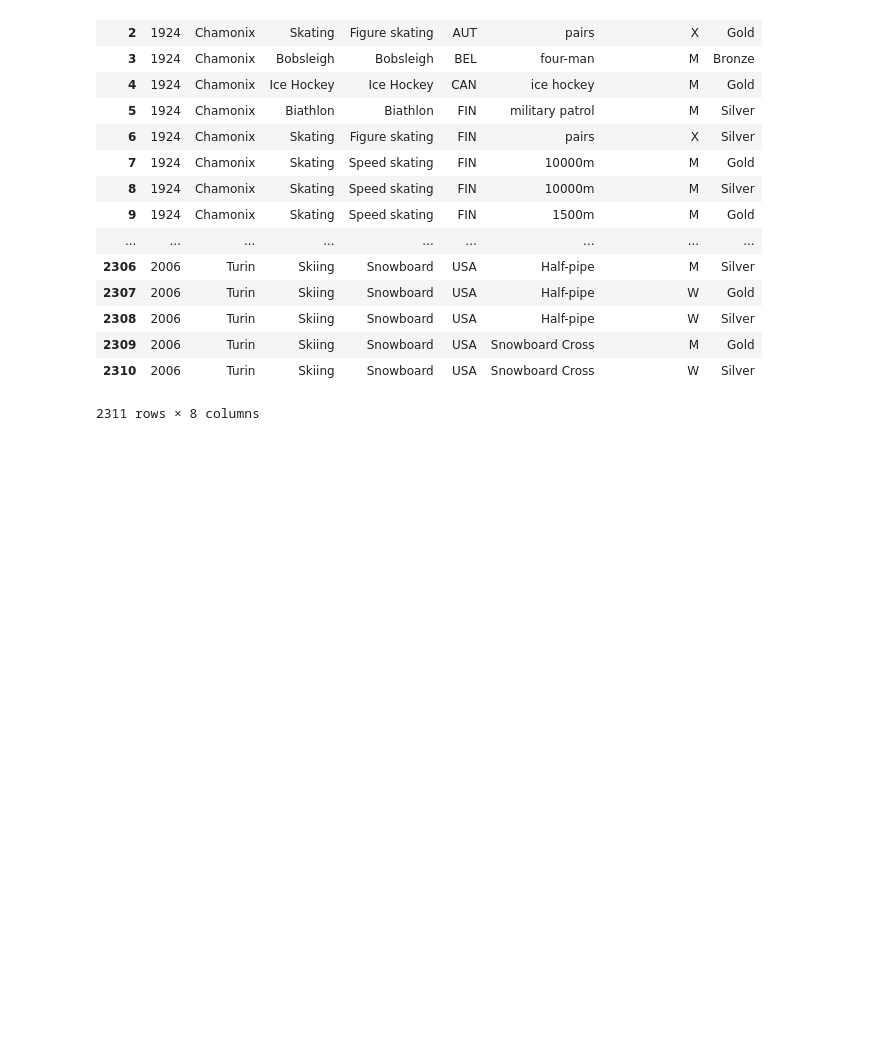
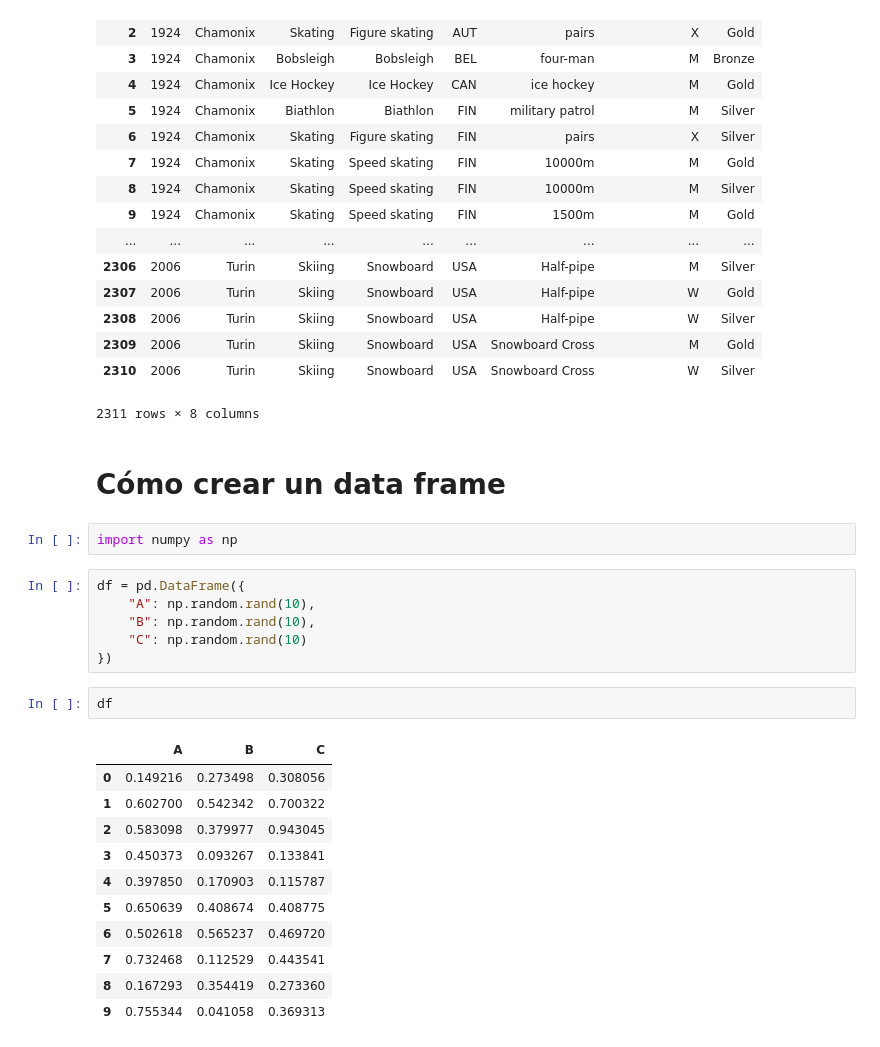
Before and after one commit to Juandavid9909/cursoEstadisticaDescriptiva, a Jupyter notebook: r-basic-master/scripts/tema5/04-dataframes.ipynb, the cells around one changed output. Cells and saved outputs as stored; diff of their text form; blank space fills up the shorter version.

```diff
--- a/r-basic-master/scripts/tema5/04-dataframes.ipynb
+++ b/r-basic-master/scripts/tema5/04-dataframes.ipynb
@@ -196,3 +196,27 @@ pd.read_table("http://winterolympicsmedals.com/medals.csv", delimiter = ",")
 | 2309 | 2006 | Turin | Skiing | Snowboard | USA | Snowboard Cross | M | Gold |
 | 2310 | 2006 | Turin | Skiing | Snowboard | USA | Snowboard Cross | W | Silver |
 2311 rows × 8 columns
+# %% [markdown]
+# Cómo crear un data frame
+# %%
+import numpy as np
+# %%
+df = pd.DataFrame({
+    "A": np.random.rand(10),
+    "B": np.random.rand(10),
+    "C": np.random.rand(10)
+})
+# %%
+df
+# %% [output]
+|  | A | B | C |
+| 0 | 0.149216 | 0.273498 | 0.308056 |
+| 1 | 0.602700 | 0.542342 | 0.700322 |
+| 2 | 0.583098 | 0.379977 | 0.943045 |
+| 3 | 0.450373 | 0.093267 | 0.133841 |
+| 4 | 0.397850 | 0.170903 | 0.115787 |
+| 5 | 0.650639 | 0.408674 | 0.408775 |
+| 6 | 0.502618 | 0.565237 | 0.469720 |
+| 7 | 0.732468 | 0.112529 | 0.443541 |
+| 8 | 0.167293 | 0.354419 | 0.273360 |
+| 9 | 0.755344 | 0.041058 | 0.369313 |
```
Also changed, not shown: parts of 38 cells of this notebook, 1 other file.
